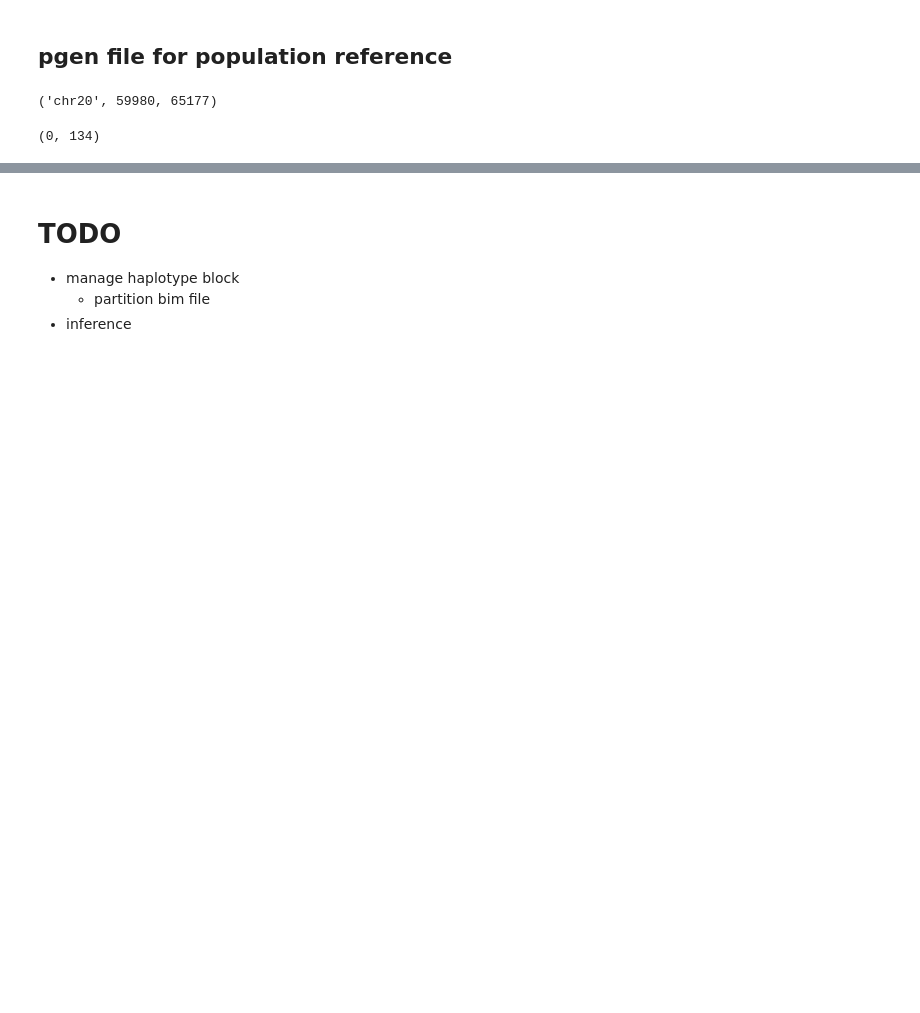
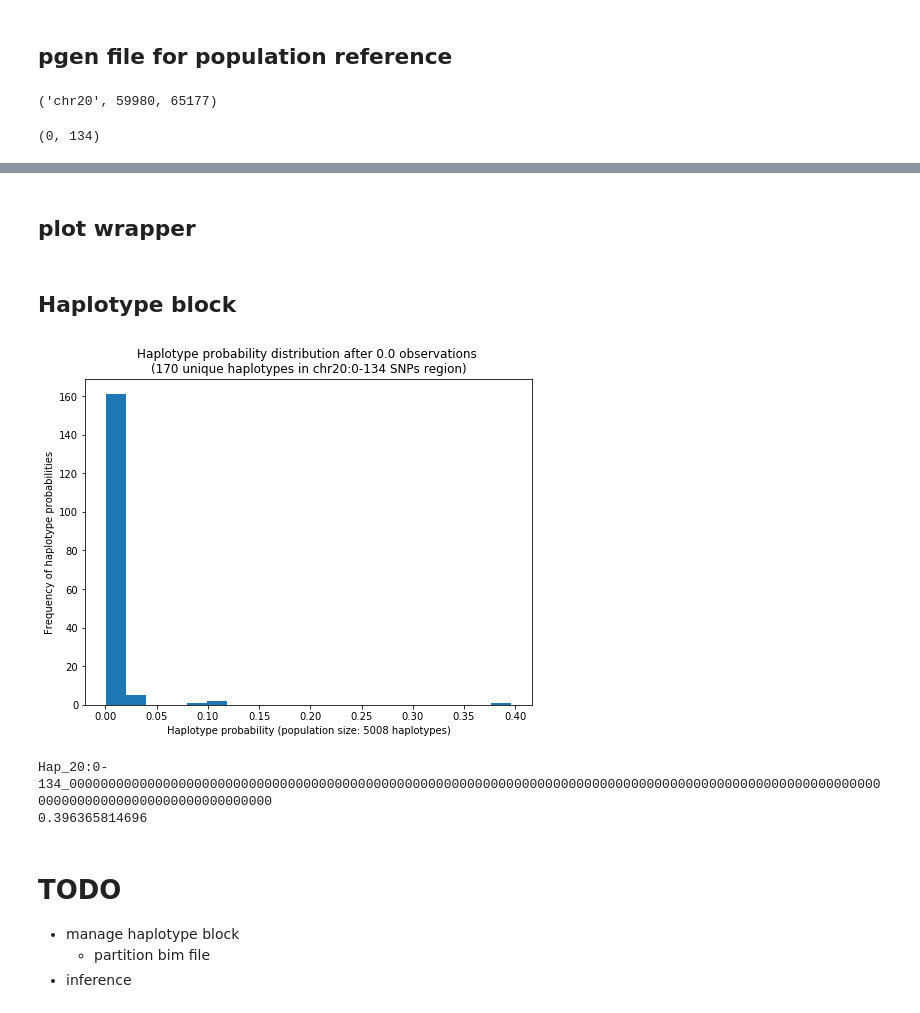
Before and after one commit to rivas-lab/nanopore, a Jupyter notebook: dev/scripts/20170221/new_pipeline_20170221.ipynb, the cells around one changed output, grey strips where cells are left out. Saved outputs shown, nothing was run; the diff lists cells and outputs as text; code cells hidden in the pictures; blank space fills up the shorter version.

```diff
--- a/dev/scripts/20170221/new_pipeline_20170221.ipynb
+++ b/dev/scripts/20170221/new_pipeline_20170221.ipynb
@@ -342,0 +386,32 @@ len(set(haps))
+# %% [markdown]
+## plot wrapper
+# %%
+def make_hist(x, title = None, xlabel = None, ylabel = None, filename = None):
+    '''This function generates histogram of a vector x and save to file
+
+    Inputs:
+      x: data vector
+      title:    title of the plot
+      xlabel:   label on x-axis
+      ylabel:   label on y-axis
+      filename: name of the image file (if given, save to file)
+    Returns:
+      matlab plot object
+    Side effect:
+      save an image file if filename is given
+    '''
+
+    fig = plt.figure(figsize=(8,6))
+    ax = fig.add_subplot(1, 1, 1)
+    ax.hist(x, 20)
+
+    if(xlabel != None):
+        ax.set_xlabel(xlabel)
+    if(ylabel != None):
+        ax.set_ylabel(ylabel)
+    if(title != None):
+        ax.set_title(title)
+    if(filename != None):
+        fig.savefig(filename)
+# %% [markdown]
+## Haplotype block
@@ -343,3 +471,15 @@ len(set(haps))
+# %%
+hb = Haplotype_block(20, 0, 134, haps)
+# %%
+hb.plot()
+# %% [output]
+[figure, added]
+# %%
+print hb.map_haplotype()[0]
+print hb.map_value()
+# %% [output]
+Hap_20:0-134_00000000000000000000000000000000000000000000000000000000000000000000000000000000000000000000000000000000000000000000000000000000000000
+0.396365814696
 # %% [markdown]
 # TODO
 - manage haplotype block
```
Also changed, not shown: parts of 10 cells of this notebook.
